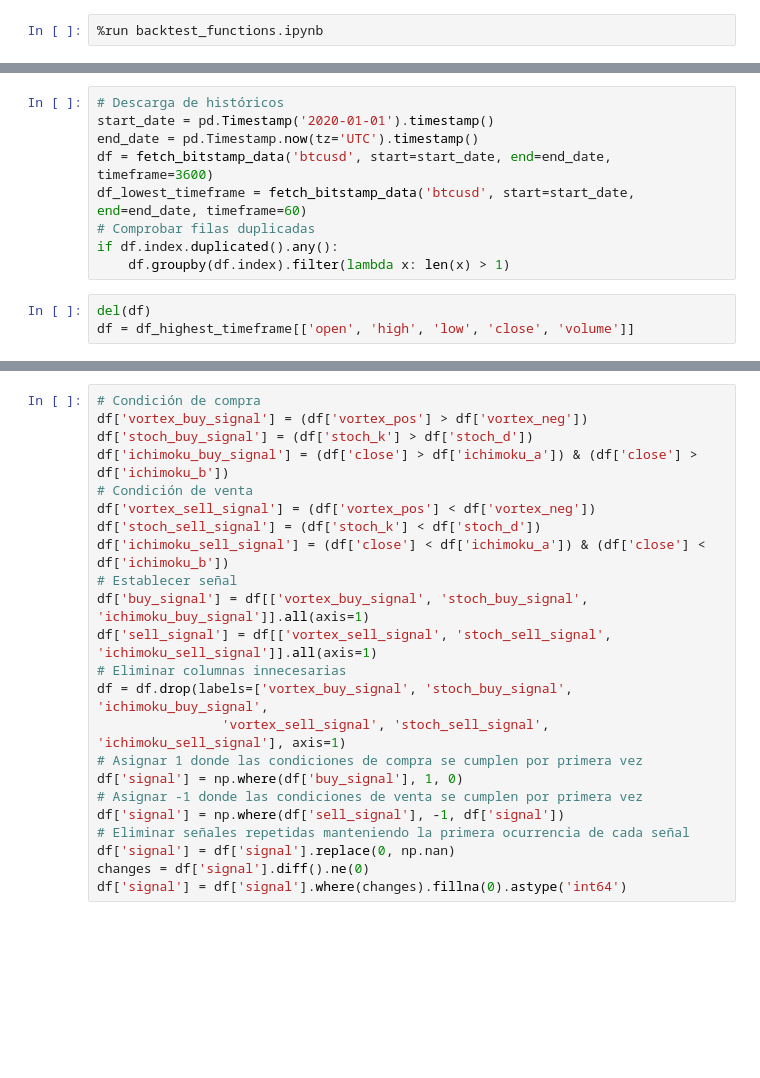
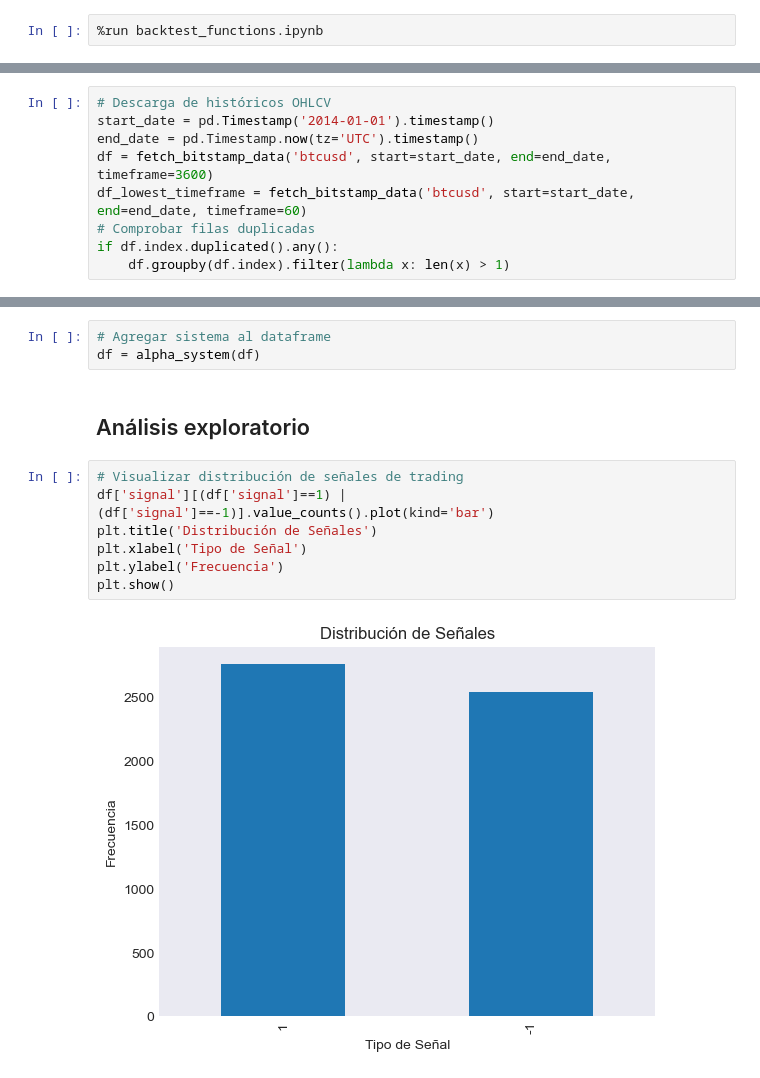
Before and after one commit to ajmtrz/portfolio_management, a Jupyter notebook: trading_functions.ipynb, the cells around one changed output, grey strips where cells are left out. Drawn from its saved outputs; the diff is of its cells as text; blank space fills up the shorter version.

Commit message:
Sistema Alpha probado con éxito

```diff
--- a/trading_functions.ipynb
+++ b/trading_functions.ipynb
@@ -218,12 +217,9 @@ def run_tp_sl(df, leverage=1, tp=0.015, sl=-0.015, cost=0.00):
 # %%
-# Descarga de históricos
-start_date = pd.Timestamp('2020-01-01').timestamp()
+# Descarga de históricos OHLCV
+start_date = pd.Timestamp('2014-01-01').timestamp()
 end_date = pd.Timestamp.now(tz='UTC').timestamp()
 df = fetch_bitstamp_data('btcusd', start=start_date, end=end_date, timeframe=3600)
 df_lowest_timeframe = fetch_bitstamp_data('btcusd', start=start_date, end=end_date, timeframe=60)
 # Comprobar filas duplicadas
 if df.index.duplicated().any():
     df.groupby(df.index).filter(lambda x: len(x) > 1)
-# %%
-del(df)
-df = df_highest_timeframe[['open', 'high', 'low', 'close', 'volume']]
@@ -245,23 +277,14 @@ df = df.dropna(axis=0)
-# %%
-# Condición de compra
-df['vortex_buy_signal'] = (df['vortex_pos'] > df['vortex_neg'])
-df['stoch_buy_signal'] = (df['stoch_k'] > df['stoch_d'])
-df['ichimoku_buy_signal'] = (df['close'] > df['ichimoku_a']) & (df['close'] > df['ichimoku_b'])
-# Condición de venta
-df['vortex_sell_signal'] = (df['vortex_pos'] < df['vortex_neg'])
-df['stoch_sell_signal'] = (df['stoch_k'] < df['stoch_d'])
-df['ichimoku_sell_signal'] = (df['close'] < df['ichimoku_a']) & (df['close'] < df['ichimoku_b'])
-# Establecer señal
-df['buy_signal'] = df[['vortex_buy_signal', 'stoch_buy_signal', 'ichimoku_buy_signal']].all(axis=1)
-df['sell_signal'] = df[['vortex_sell_signal', 'stoch_sell_signal', 'ichimoku_sell_signal']].all(axis=1)
-# Eliminar columnas innecesarias
-df = df.drop(labels=['vortex_buy_signal', 'stoch_buy_signal', 'ichimoku_buy_signal',
-                'vortex_sell_signal', 'stoch_sell_signal', 'ichimoku_sell_signal'], axis=1)
-# Asignar 1 donde las condiciones de compra se cumplen por primera vez
-df['signal'] = np.where(df['buy_signal'], 1, 0)
-# Asignar -1 donde las condiciones de venta se cumplen por primera vez
-df['signal'] = np.where(df['sell_signal'], -1, df['signal'])
-# Eliminar señales repetidas manteniendo la primera ocurrencia de cada señal
-df['signal'] = df['signal'].replace(0, np.nan)
-changes = df['signal'].diff().ne(0)
-df['signal'] = df['signal'].where(changes).fillna(0).astype('int64')
+# %%
+# Agregar sistema al dataframe
+df = alpha_system(df)
+# %% [markdown]
+## Análisis exploratorio
+# %%
+# Visualizar distribución de señales de trading
+df['signal'][(df['signal']==1) | (df['signal']==-1)].value_counts().plot(kind='bar')
+plt.title('Distribución de Señales')
+plt.xlabel('Tipo de Señal')
+plt.ylabel('Frecuencia')
+plt.show()
+# %% [output]
+[figure, added]
```
Also changed, not shown: parts of 16 cells of this notebook, 1 other file.
